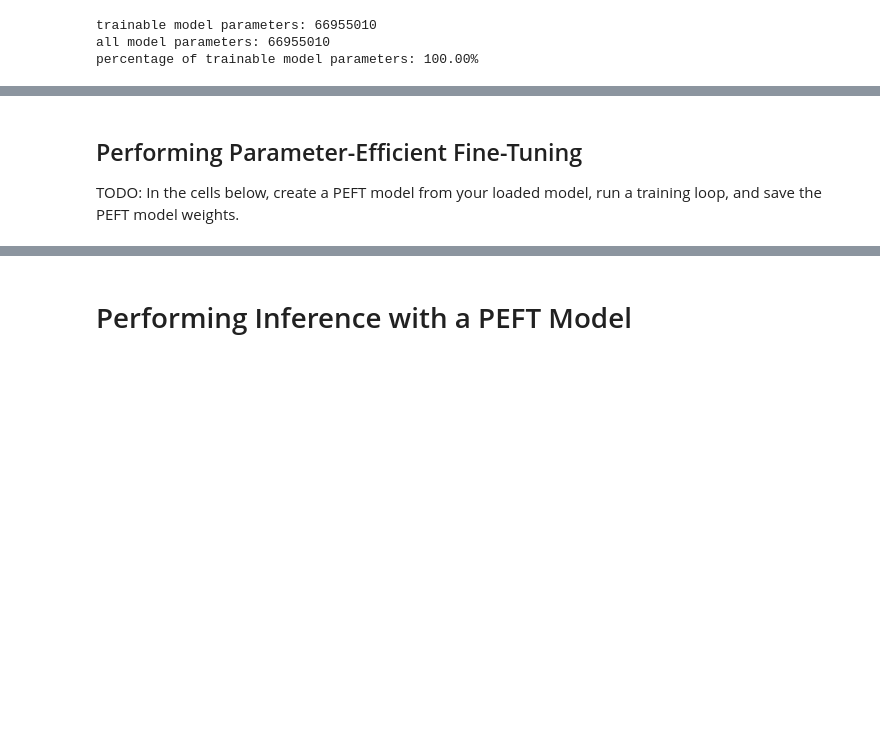
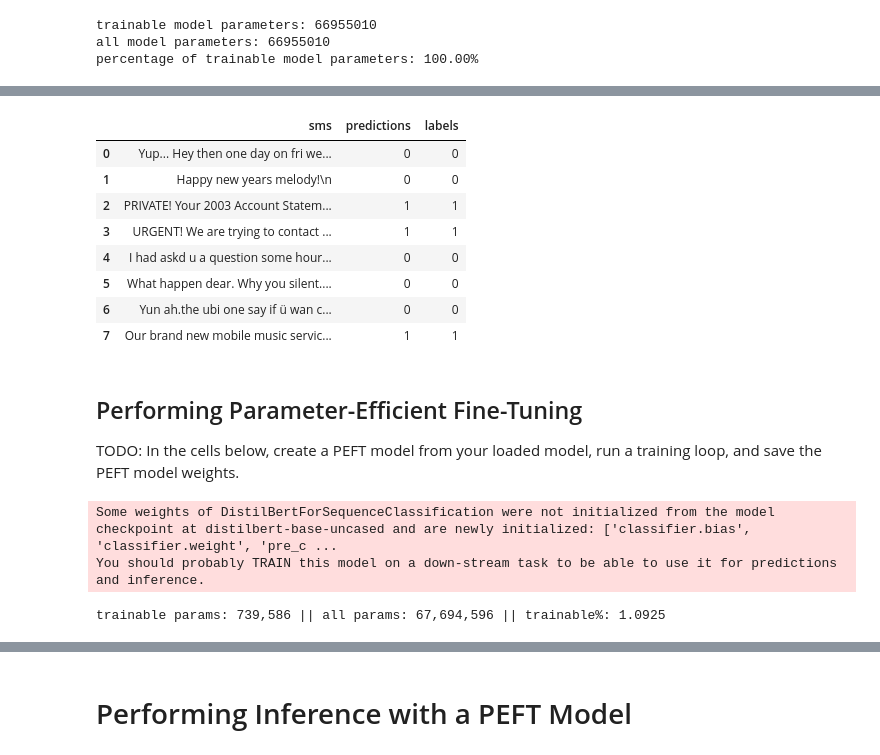
Before and after one commit to ahmadalwareh/LightweightFineTuning, a Jupyter notebook: LightweightFineTuning.ipynb, the cells around one changed output, grey strips where cells are left out. Cells and saved outputs as stored; diff of their text form; code cells hidden in the pictures; blank space fills up the shorter version.

```diff
--- a/LightweightFineTuning.ipynb
+++ b/LightweightFineTuning.ipynb
@@ -259,3 +270,32 @@ Evaluating the model after fine-tuning...
+# %%
+# Make a dataframe with the predictions and the text and the labels
+import pandas as pd
+
+items_for_manual_review = tokenized_dataset["test"].select(
+    [0, 1, 22, 31, 43, 300, 448, 500]
+)
+
+results = trainer.predict(items_for_manual_review)
+df = pd.DataFrame(
+    {
+        "sms": [item["sms"] for item in items_for_manual_review],
+        "predictions": results.predictions.argmax(axis=1),
+        "labels": results.label_ids,
+    }
+)
+# Show all the cell
+pd.set_option("display.max_colwidth", None)
+df
+# %% [output]
+|  | sms | predictions | labels |
+| 0 | Yup... Hey then one day on fri we... | 0 | 0 |
+| 1 | Happy new years melody!\n | 0 | 0 |
+| 2 | PRIVATE! Your 2003 Account Statem... | 1 | 1 |
+| 3 | URGENT! We are trying to contact ... | 1 | 1 |
+| 4 | I had askd u a question some hour... | 0 | 0 |
+| 5 | What happen dear. Why you silent.... | 0 | 0 |
+| 6 | Yun ah.the ubi one say if ü wan c... | 0 | 0 |
+| 7 | Our brand new mobile music servic... | 1 | 1 |
 # %% [markdown]
 ## Performing Parameter-Efficient Fine-Tuning
 
@@ -270,14 +310,23 @@ from peft import (
 # %%
 lora_config = LoraConfig(
     r=8, # Rank Number
-    lora_alpha=16, # Alpha (Scaling Factor)
+    lora_alpha=32, # Alpha (Scaling Factor)
     lora_dropout=0.03, # Dropout Prob for Lora
     target_modules=["q_lin", "v_lin"],
     bias='none',
     task_type=TaskType.SEQ_CLS # Seqence to Classification Task
 )
+model = AutoModelForSequenceClassification.from_pretrained(
+    "distilbert-base-uncased"
+)
+# %% [output]
+Some weights of DistilBertForSequenceClassification were not initialized from the model checkpoint at distilbert-base-uncased and are newly initialized: ['classifier.bias', 'classifier.weight', 'pre_c ...
+You should probably TRAIN this model on a down-stream task to be able to use it for predictions and inference.
 # %%
 peft_model = get_peft_model(model, lora_config)
+peft_model.print_trainable_parameters()
+# %% [output]
+trainable params: 739,586 || all params: 67,694,596 || trainable%: 1.0925
 # %%
 trainer = Trainer(
     model=peft_model,
```
Also changed, not shown: parts of 26 cells of this notebook.
